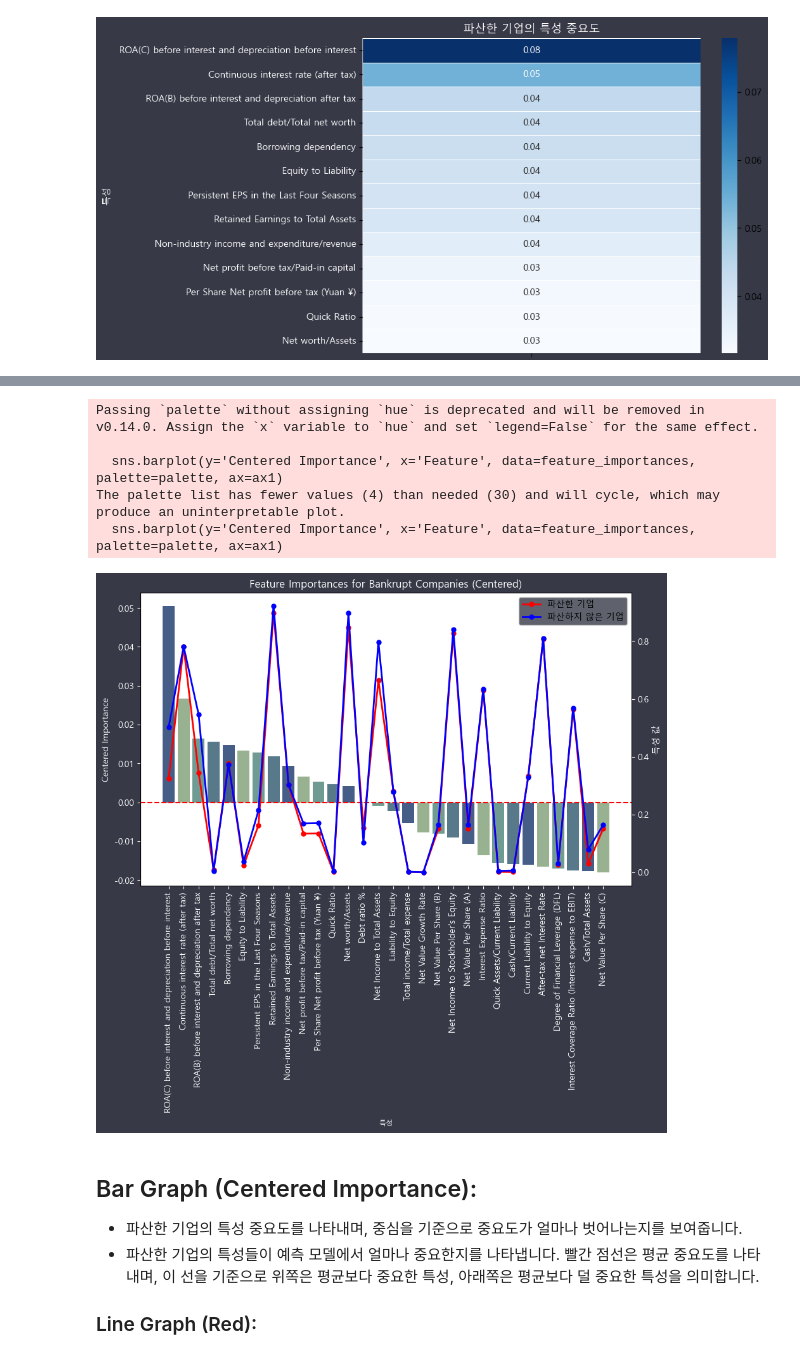
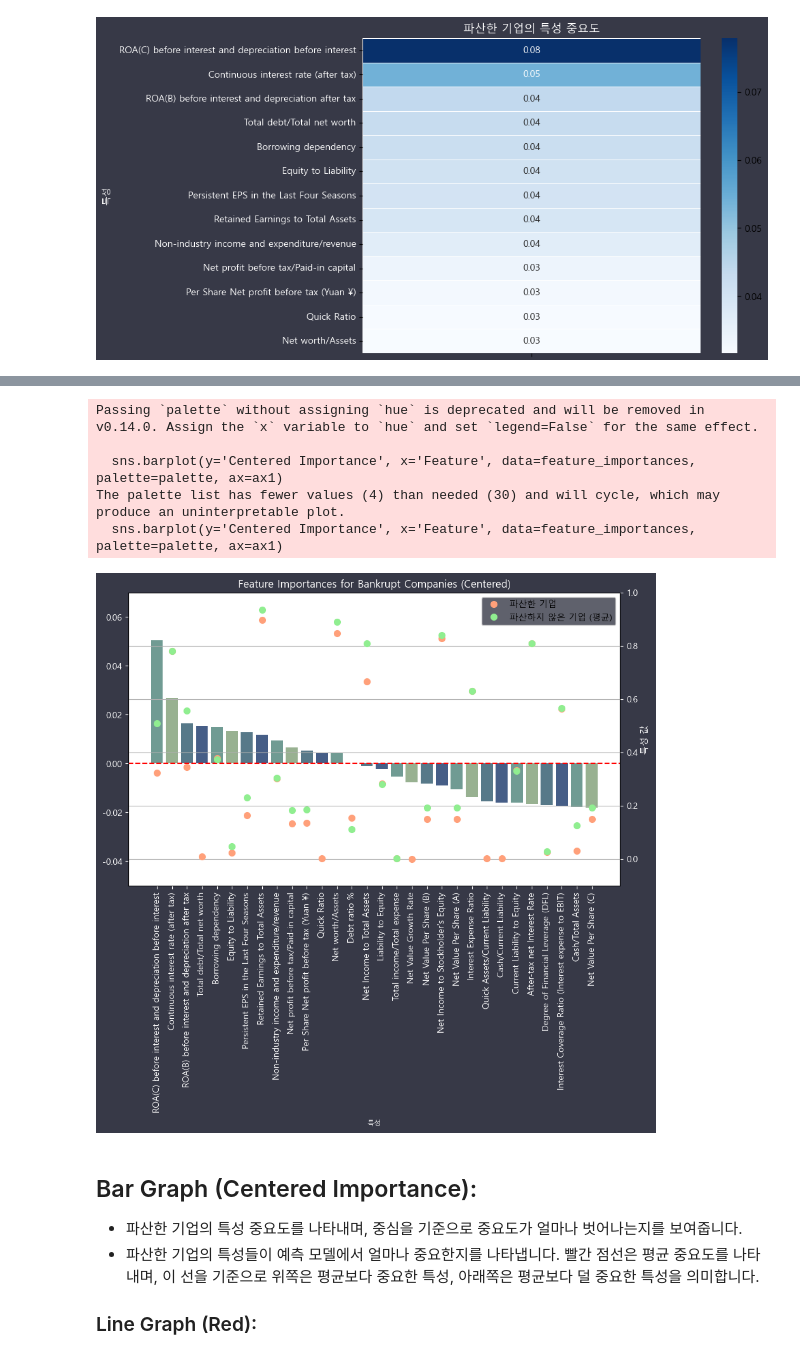
Before and after one commit to pjiseok/ML_project, a Jupyter notebook: 0709_최종.ipynb, the cells around one changed output, grey strips where cells are left out. Drawn from its saved outputs; the diff is of its cells as text; code cells hidden in the pictures.

```diff
--- a/0709_최종.ipynb
+++ b/0709_최종.ipynb
@@ -1043,45 +1000,52 @@ np.random.shuffle(palette)
 bankrupt_sample = data[data['Bankrupt?'] == 1].sample(1, random_state=50)
 bankrupt_sample_features = bankrupt_sample[features].iloc[0][feature_importances['Feature']].values
 
-# 파산하지 않은 기업 하나를 랜덤으로 선택
-non_bankrupt_sample = data[data['Bankrupt?'] == 0].sample(1, random_state=41)
-non_bankrupt_sample_features = non_bankrupt_sample[features].iloc[0][feature_importances['Feature']].values
+# 파산하지 않은 기업의 각 특성별 평균 계산
+non_bankrupt_mean_features = data[data['Bankrupt?'] == 0][features].mean()[feature_importances['Feature']].values
 
 # 파산한 회사의 특성 중요도로 바 그래프 생성 (축 변경)
 fig, ax1 = plt.subplots(figsize=(10, 6))
 
 # 바 그래프
 sns.barplot(y='Centered Importance', x='Feature', data=feature_importances, palette=palette, ax=ax1)
 ax1.axhline(y=0, color='r', linestyle='--')
 ax1.set_title('Feature Importances for Bankrupt Companies (Centered)', color='white')
-ax1.set_ylabel('Centered Importance', color='white')
+ax1.set_ylabel('', color='white')
 ax1.set_xlabel('특성', fontsize=8, color='white')
 ax1.tick_params(axis='x', rotation=90, colors='white')
 ax1.tick_params(axis='y', colors='white')
 ax1.set_facecolor('white')  # 그래프 안 배경을 흰색으로 설정
+# ax1.grid(True)
 
 # 이중 축 생성
 ax2 = ax1.twinx()
-ax2.plot(feature_importances['Feature'], bankrupt_sample_features, color='red', marker='o', linestyle='-', linewidth=2, markersize=5, label='파산한 기업')
-ax2.plot(feature_importances['Feature'], non_bankrupt_sample_features, color='blue', marker='o', linestyle='-', linewidth=2, markersize=5, label='파산하지 않은 기업')
+ax2.plot(feature_importances['Feature'], bankrupt_sample_features, 'o', color='#FFA07A', markersize=7, label='파산한 기업')
+ax2.plot(feature_importances['Feature'], non_bankrupt_mean_features, 'o', color='#90EE90', markersize=7, label='파산하지 않은 기업 (평균)')
 ax2.set_ylabel('특성 값', color='white')
 ax2.tick_params(axis='y', colors='white')
 ax2.set_facecolor('white')  # 그래프 안 배경을 흰색으로 설정
+ax2.grid(True)  # 이중 축의 그리드는 끔
+
+# y축의 범위 설정
+ax1_ylim = ax1.get_ylim()
+ax2_ylim = ax2.get_ylim()
+ax1.set_ylim(-0.05, 0.07)  # 바 그래프의 y축 범위
+ax2.set_ylim(-0.1, 1)  # 점 그래프의 y축 범위
 
 # 범례 추가
 ax2.legend(loc='upper right', fontsize=10, facecolor='#373947')
 
 # 그래프 전체 배경색 설정
 fig.patch.set_facecolor('#373947')
 
 plt.show()
 # %% [output]
 Passing `palette` without assigning `hue` is deprecated and will be removed in v0.14.0. Assign the `x` variable to `hue` and set `legend=False` for the same effect.
 
   sns.barplot(y='Centered Importance', x='Feature', data=feature_importances, palette=palette, ax=ax1)
 The palette list has fewer values (4) than needed (30) and will cycle, which may produce an uninterpretable plot.
   sns.barplot(y='Centered Importance', x='Feature', data=feature_importances, palette=palette, ax=ax1)
-[figure, old version]
+[figure, new version]
 # %% [markdown]
 ## Bar Graph (Centered Importance):
 
```
Also changed, not shown: parts of 4 cells of this notebook.
